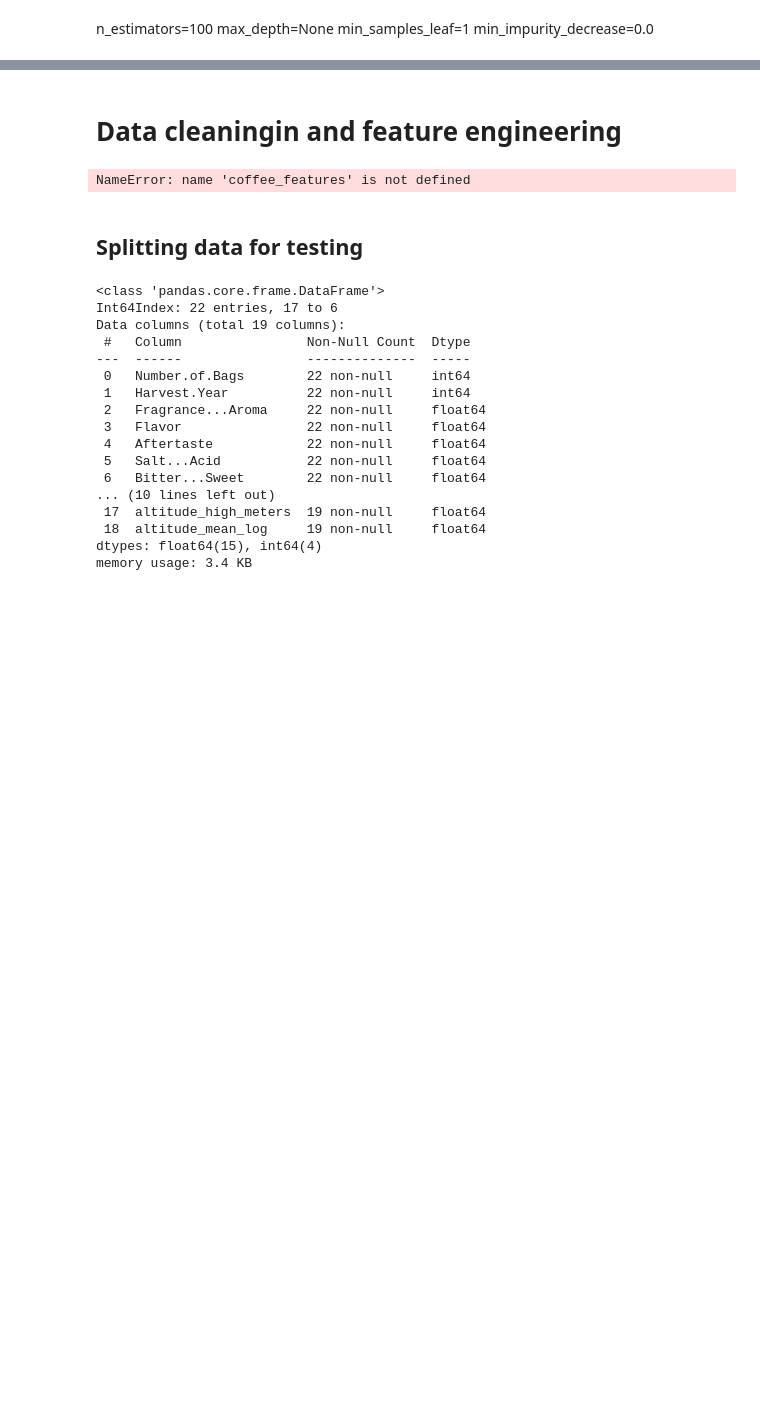
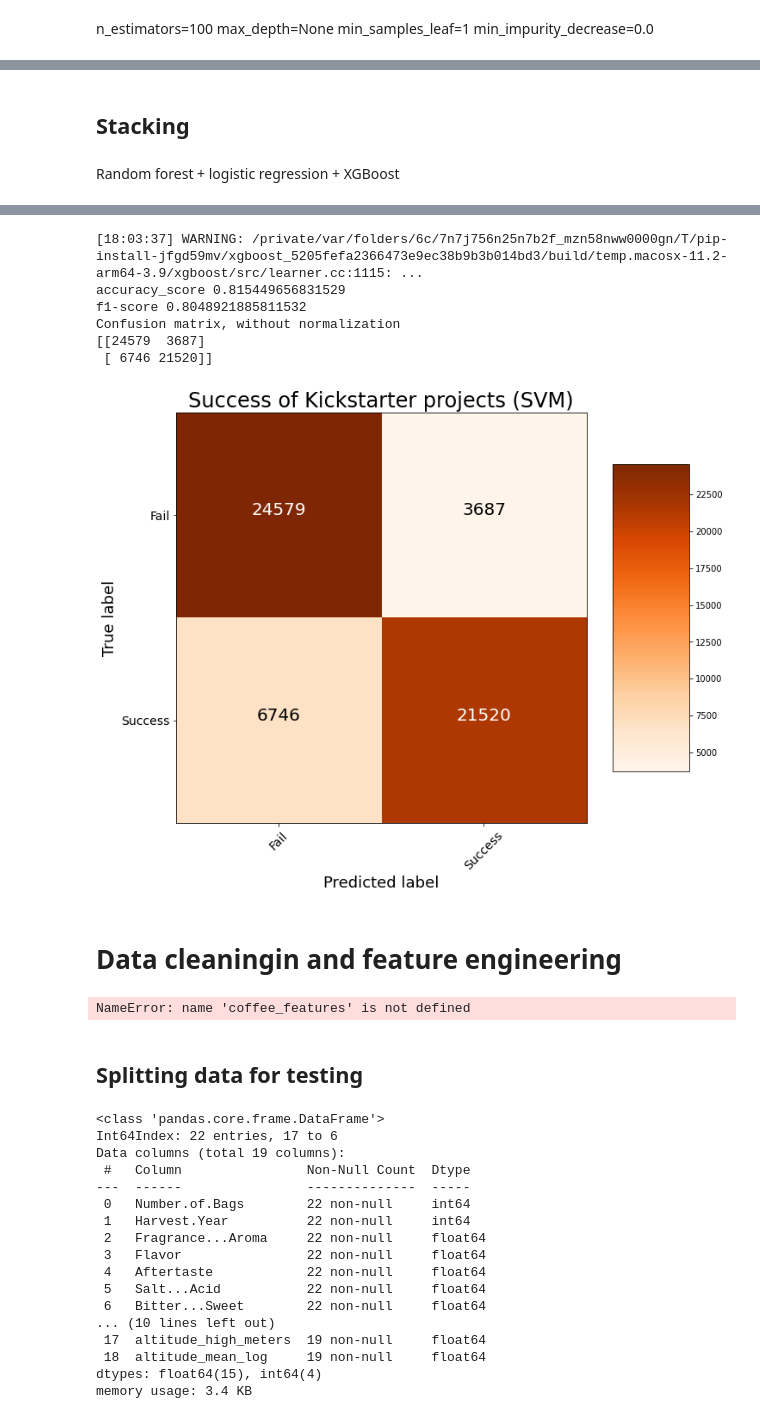
Before and after one commit to Clemens-Bretscher/Kickstarter_project, a Jupyter notebook: Kickstarter.ipynb, the cells around one changed output, grey strips where cells are left out. Cells and saved outputs as stored; diff of their text form; code cells hidden in the pictures; blank space fills up the shorter version.

Commit message:
stack

```diff
--- a/Kickstarter.ipynb
+++ b/Kickstarter.ipynb
@@ -507,0 +491,14 @@ Confusion matrix, without normalization
+# %% [markdown]
+## Stacking
+# %% [markdown]
+Random forest + logistic regression + XGBoost
+# %%
+#clf_stacking = ??
+clf_stack = StackingClassifier([('Random_Forest', clf_rf),('XGB',clf_xgb),('Logistic_Regression',clf_lr)], cv=5)
+y_pred_stack = clf_train_predict(clf_stack, train, train_label, test)
+cm = simple_metrics(test_label, y_pred_stack)
+plot_confusion_matrix(
+    cm, classes=['Fail', 'Success'],
+    title='Success of Kickstarter projects (SVM)'
+)
+# %% [output]
@@ -508,3 +510,10 @@ Confusion matrix, without normalization
+[18:03:37] WARNING: /private/var/folders/6c/7n7j756n25n7b2f_mzn58nww0000gn/T/pip-install-jfgd59mv/xgboost_5205fefa2366473e9ec38b9b3b014bd3/build/temp.macosx-11.2-arm64-3.9/xgboost/src/learner.cc:1115: ...
+accuracy_score 0.815449656831529
+f1-score 0.8048921885811532
+Confusion matrix, without normalization
+[[24579  3687]
+ [ 6746 21520]]
+[figure, added]
 # %% [markdown]
 # Data cleaningin and feature engineering
 # %%
```
Also changed, not shown: parts of 16 cells of this notebook.
